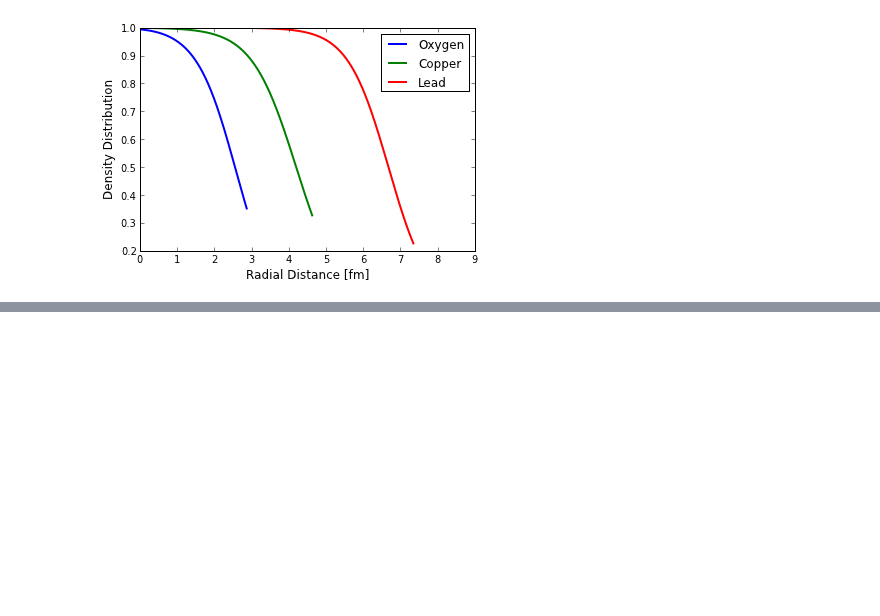
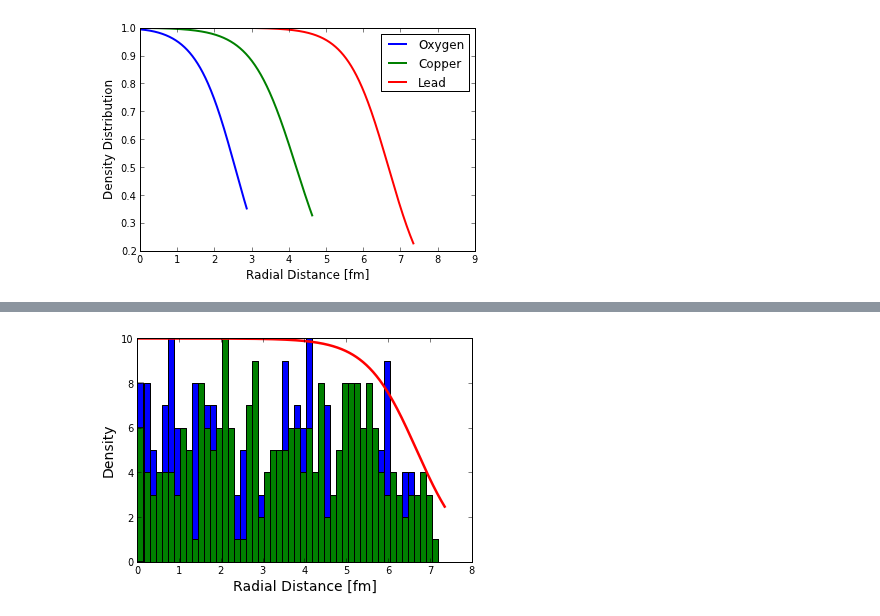
Before and after one commit to jdfreder/MCG, a Jupyter notebook: Project/NuclearInteractions.ipynb, the cells around one changed output, grey strips where cells are left out. Drawn from its saved outputs; the diff is of its cells as text; code cells hidden in the pictures; blank space fills up the shorter version.

```diff
--- a/Project/NuclearInteractions.ipynb
+++ b/Project/NuclearInteractions.ipynb
@@ -153,0 +157,29 @@ fig.set_size_inches(6,6)
+# %%
+N=1
+Particle='U' #Set particle
+Rp=R[Particle]
+b=1.1*Rp*random_sample(N)
+r=arange(0,1.1*Rp+.01,.01)
+for CE in range(N):
+    Nucleus1=zeros((A[Particle],2),float)
+    Nucleus2=zeros((A[Particle],2),float)
+    Nucleus1[:,0]=distribute1D(r,WoodsSaxon(Particle),A[Particle])[:]
+    Nucleus2[:,0]=distribute1D(r,WoodsSaxon(Particle),A[Particle])[:]
+
+n,bins,patches=hist(Nucleus1[:,0],50,normed=False)
+n,bins,patches=hist(Nucleus2[:,0],50,normed=False)
+plot(r,WoodsSaxon(Particle)*max(n),lw=2.5)
+xlabel("Radial Distance [fm]",fontsize=14)
+ylabel("Density",fontsize=14)
+
+for i in range(A[Particle]):
+    Nucleus1[i,1]=2*pi*random_sample(1)
+    Nucleus2[i,1]=2*pi*random_sample(1)
+
+
+
+#print Nucleus1
+#print Nucleus2
+#print b
+# %% [output]
+[figure, added]
```
Also changed, not shown: parts of 7 cells of this notebook.
